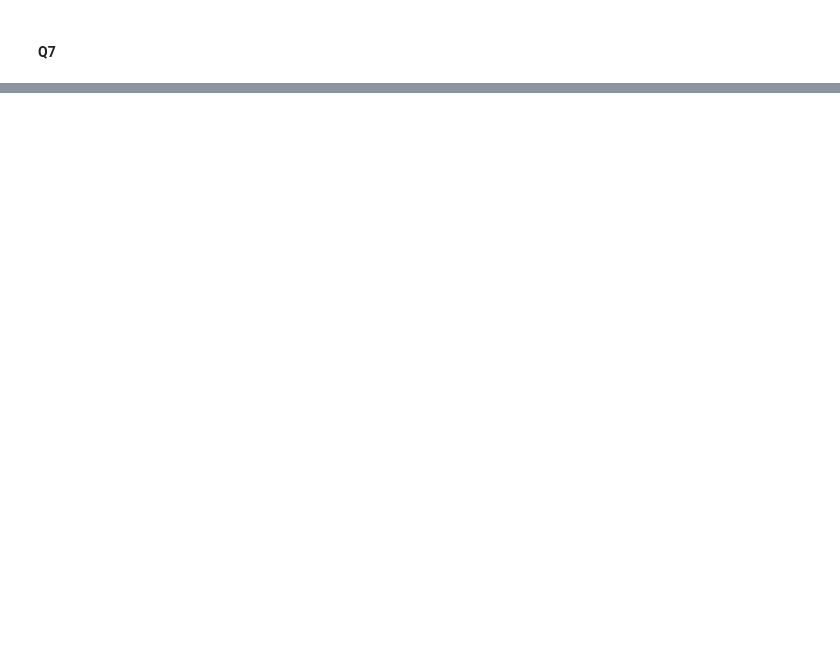
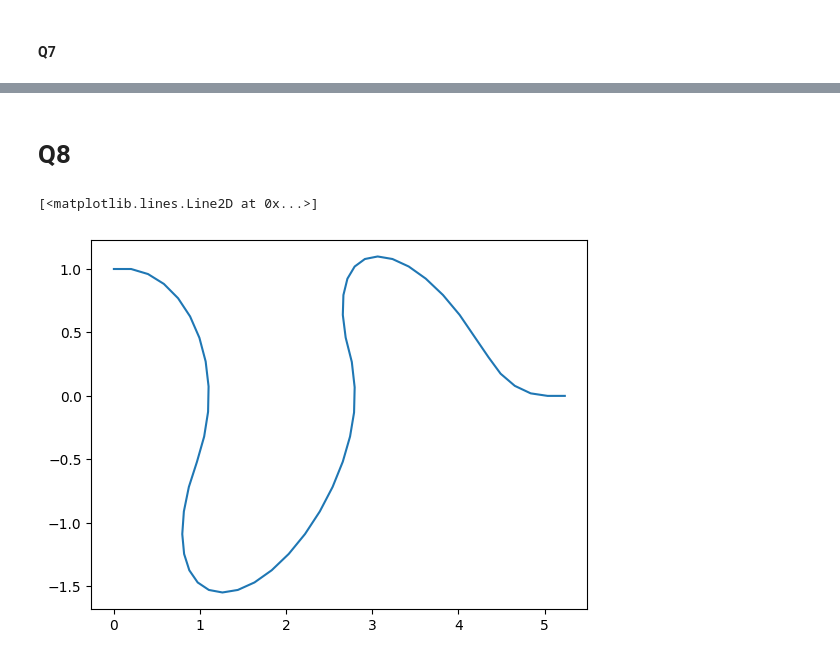
Before and after one commit to leclercrafael/Optim_tuyaux, a Jupyter notebook: projet.ipynb, the cells around one changed output, grey strips where cells are left out. Drawn from its saved outputs; the diff is of its cells as text; code cells hidden in the pictures; blank space fills up the shorter version.

```diff
--- a/projet.ipynb
+++ b/projet.ipynb
@@ -77,0 +174,10 @@ plt.plot(z[N:2*N],z[2*N+1:3*N+1])
+# %% [markdown]
+# Q8
+# %%
+#Tracé pour K=5
+K=5
+sol2=minimize(cout,z_0,method='SLSQP', constraints=contraintes)
+plt.plot(sol2.x[N:2*N+1],sol.x[2*N+1:3*N+2])
+# %% [output]
+[<matplotlib.lines.Line2D at 0x...>]
+[figure, added]
```
Also changed, not shown: parts of 10 cells of this notebook.
